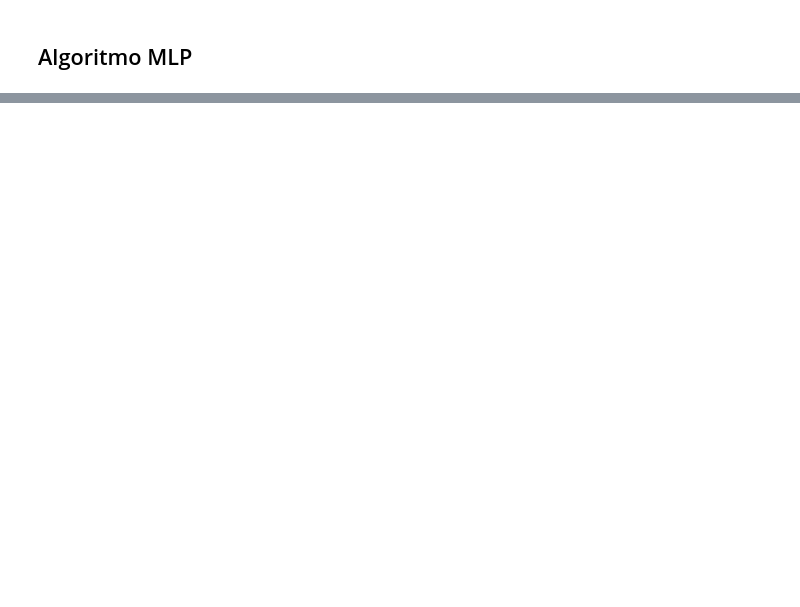
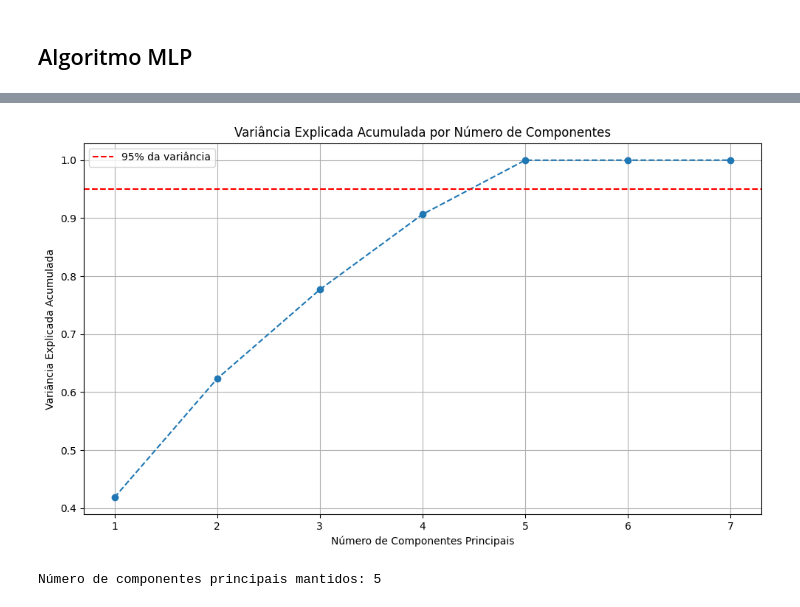
Before and after one commit to melseleghin/rede_neural, a Jupyter notebook: report.ipynb, the cells around one changed output, grey strips where cells are left out. Saved outputs shown, nothing was run; the diff lists cells and outputs as text; code cells hidden in the pictures; blank space fills up the shorter version.

```diff
--- a/report.ipynb
+++ b/report.ipynb
@@ -137,0 +426,16 @@ Dessa forma, decidimos utilizar o KNN para classificação por três motivos pri
+# %%
+from ucimlrepo import fetch_ucirepo
+import pandas as pd
+import matplotlib.pyplot as plt
+import seaborn as sns
+
+from sklearn.preprocessing import StandardScaler
+from sklearn.decomposition import PCA
+from sklearn.model_selection import train_test_split, GridSearchCV
+from sklearn.neural_network import MLPClassifier
+from sklearn.metrics import accuracy_score, confusion_matrix, classification_report
+
+statlog_shuttle = fetch_ucirepo(id=148)
+
+X = statlog_shuttle.data.features
+y = statlog_shuttle.data.targets
@@ -137,0 +444,4 @@ Dessa forma, decidimos utilizar o KNN para classificação por três motivos pri
+# %%
+X_train_raw, X_test_raw, y_train, y_test = train_test_split(
+    X, y, test_size=0.3, random_state=42, stratify=y
+)
@@ -137,0 +450,4 @@ Dessa forma, decidimos utilizar o KNN para classificação por três motivos pri
+# %%
+scaler = StandardScaler()
+X_train_norm = scaler.fit_transform(X_train_raw)
+X_test_norm = scaler.transform(X_test_raw)
@@ -137,0 +456,24 @@ Dessa forma, decidimos utilizar o KNN para classificação por três motivos pri
+# %%
+pca_full = PCA()
+pca_full.fit(X_train_norm)
+
+plt.figure(figsize=(10, 6))
+plt.plot(range(1, len(pca_full.explained_variance_ratio_) + 1),
+         pca_full.explained_variance_ratio_.cumsum(), marker='o', linestyle='--')
+plt.title('Variância Explicada Acumulada por Número de Componentes')
+plt.xlabel('Número de Componentes Principais')
+plt.ylabel('Variância Explicada Acumulada')
+plt.grid(True)
+plt.axhline(y=0.95, color='r', linestyle='--', label='95% da variância')
+plt.legend()
+plt.tight_layout()
+plt.show()
+
+pca = PCA(n_components=0.95)
+X_train_pca = pca.fit_transform(X_train_norm)
+X_test_pca = pca.transform(X_test_norm)
+
+print(f"Número de componentes principais mantidos: {pca.n_components_}")
+# %% [output]
+[figure, added]
+Número de componentes principais mantidos: 5
```
Also changed, not shown: parts of 57 cells of this notebook, 2 other files.
